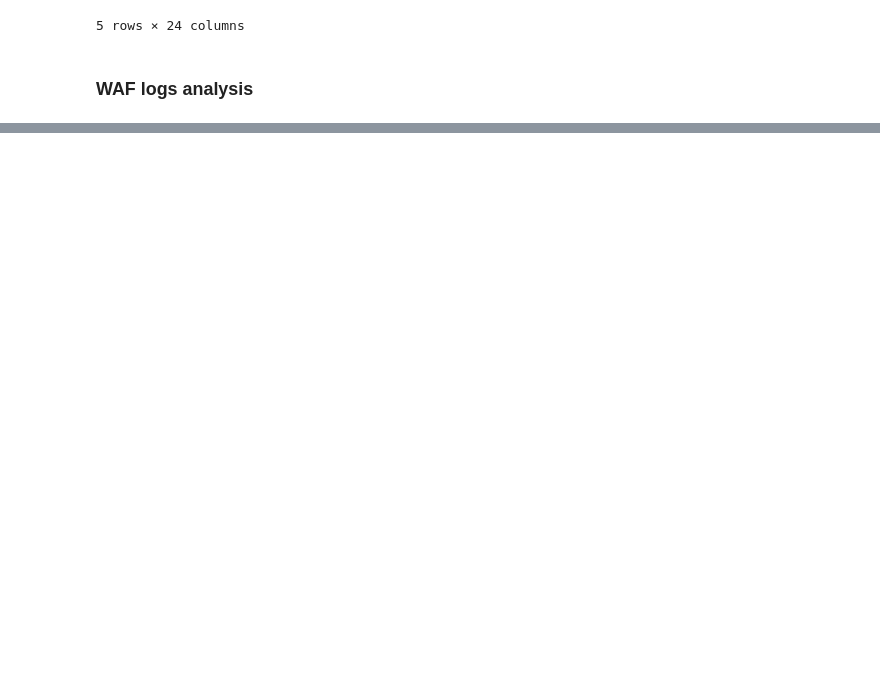
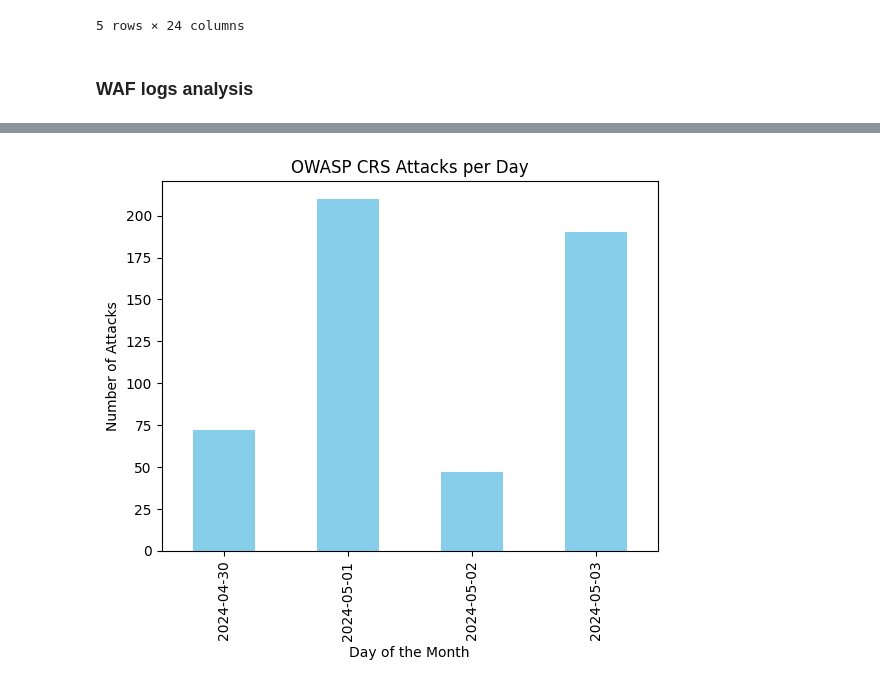
Before and after one commit to nitou2504/cmp-5006-spring24, a Jupyter notebook: homework/hw3/log_analysis.ipynb, the cells around one changed output, grey strips where cells are left out. Cells and saved outputs as stored; diff of their text form; code cells hidden in the pictures; blank space fills up the shorter version.

```diff
--- a/homework/hw3/log_analysis.ipynb
+++ b/homework/hw3/log_analysis.ipynb
@@ -269,0 +276,9 @@ plt.show()
+# %%
+
+waf_logs_df[waf_logs_df['RuleSetType']=='OWASP CRS'].groupby(waf_logs_df['TimeGenerated [Local Time]'].dt.date)['Description'].count().plot(kind='bar', color='skyblue')
+plt.xlabel('Day of the Month')
+plt.ylabel('Number of Attacks')
+plt.title('OWASP CRS Attacks per Day')
+plt.show()
+# %% [output]
+[figure, added]
```
Also changed, not shown: parts of 8 cells of this notebook, 1 other file.
